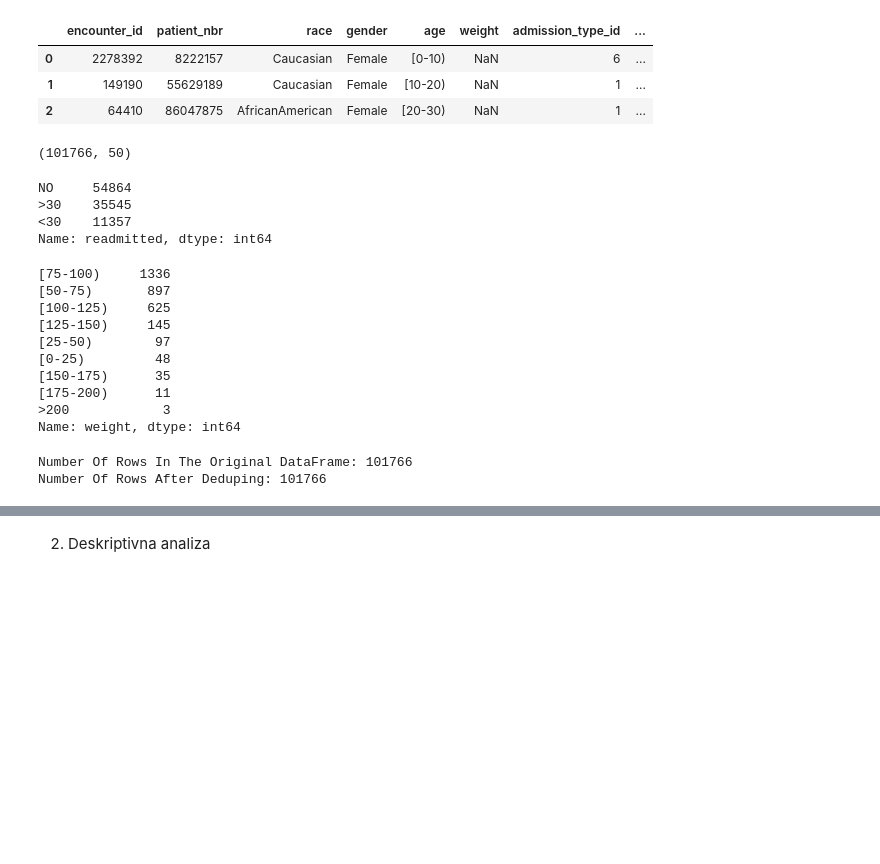
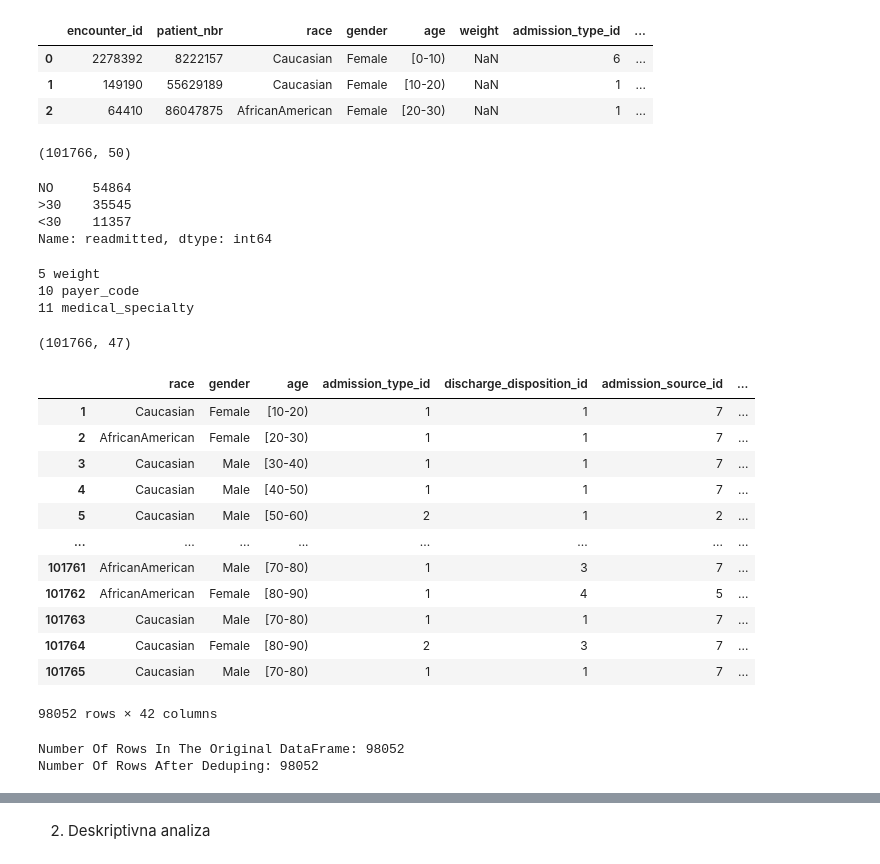
Before and after one commit to mjovanovic9999/ML, a Jupyter notebook: I/notebook/main.ipynb, the cells around one changed output, grey strips where cells are left out. Drawn from its saved outputs; the diff is of its cells as text; code cells hidden in the pictures; blank space fills up the shorter version.

```diff
--- a/I/notebook/main.ipynb
+++ b/I/notebook/main.ipynb
@@ -10,9 +10,10 @@ Klasifikacija - Predviđanje ponovne hospitalizacije pacijenta sa dijabetesom na
 import pandas as pd
 import sklearn as scikit
 import numpy as np
+from sklearn.preprocessing import LabelBinarizer, MultiLabelBinarizer
 
 path = '..\dataset\diabetic_data.csv'
-dataframe = pd.read_csv(path, low_memory=False, na_values=['?'])
+dataframe = pd.read_csv(path, low_memory=False, na_values=['?', 'Unknown/Invalid'])
 pd.set_option('display.max_columns', None)
 dataframe.head(3)
 # %% [output]
@@ -20,10 +21,11 @@ dataframe.head(3)
 | 0 | 2278392 | 8222157 | Caucasian | Female | [0-10) | NaN | 6 | ... |
 | 1 | 149190 | 55629189 | Caucasian | Female | [10-20) | NaN | 1 | ... |
 | 2 | 64410 | 86047875 | AfricanAmerican | Female | [20-30) | NaN | 1 | ... |
-# %%
-dataframe.shape
-# %% [output]
-(101766, 50)
+# %%
+total_rows= dataframe.shape[0]
+dataframe.shape
+# %% [output]
+(101766, 50)
 # %%
 dataframe['readmitted'].value_counts()
 # %% [output]
@@ -31,22 +33,43 @@ NO     54864
 >30    35545
 <30    11357
 Name: readmitted, dtype: int64
-# %%
-dataframe['weight'].value_counts()
-# %% [output]
-[75-100)     1336
-[50-75)       897
-[100-125)     625
-[125-150)     145
-[25-50)        97
-[0-25)         48
-[150-175)      35
-[175-200)      11
->200            3
-Name: weight, dtype: int64
+# %%
+missing = dataframe.isna()
+missing_count = missing.sum()
+treshold=0.2
+to_drop=[]
+for i in range(0,missing_count.count()):
+    if(missing_count[i]/total_rows > treshold):
+        to_drop.append(i)
+for i in to_drop:
+    print(i, dataframe.columns[i])
+dataframe = dataframe.drop(dataframe.columns[to_drop], axis=1)
+dataframe.shape
+# %% [output]
+5 weight
+10 payer_code
+11 medical_specialty
+(101766, 47)
+# %%
+dataframe.dropna(inplace=True)
+dataframe.drop(dataframe[['encounter_id','patient_nbr','examide','citoglipton','metformin-rosiglitazone']], axis=1, inplace=True)
+# %% [output]
+|  | race | gender | age | admission_type_id | discharge_disposition_id | admission_source_id | ... |
+| 1 | Caucasian | Female | [10-20) | 1 | 1 | 7 | ... |
+| 2 | AfricanAmerican | Female | [20-30) | 1 | 1 | 7 | ... |
+| 3 | Caucasian | Male | [30-40) | 1 | 1 | 7 | ... |
+| 4 | Caucasian | Male | [40-50) | 1 | 1 | 7 | ... |
+| 5 | Caucasian | Male | [50-60) | 2 | 1 | 2 | ... |
+| ... | ... | ... | ... | ... | ... | ... | ... |
+| 101761 | AfricanAmerican | Male | [70-80) | 1 | 3 | 7 | ... |
+| 101762 | AfricanAmerican | Female | [80-90) | 1 | 4 | 5 | ... |
+| 101763 | Caucasian | Male | [70-80) | 1 | 1 | 7 | ... |
+| 101764 | Caucasian | Female | [80-90) | 2 | 3 | 7 | ... |
+| 101765 | Caucasian | Male | [70-80) | 1 | 1 | 7 | ... |
+98052 rows × 42 columns
 # %%
 print("Number Of Rows In The Original DataFrame:", len(dataframe))
 print("Number Of Rows After Deduping:", len(dataframe.drop_duplicates()))
 # %% [output]
-Number Of Rows In The Original DataFrame: 101766
-Number Of Rows After Deduping: 101766
+Number Of Rows In The Original DataFrame: 98052
+Number Of Rows After Deduping: 98052
```
Also changed, not shown: parts of 3 cells of this notebook.
